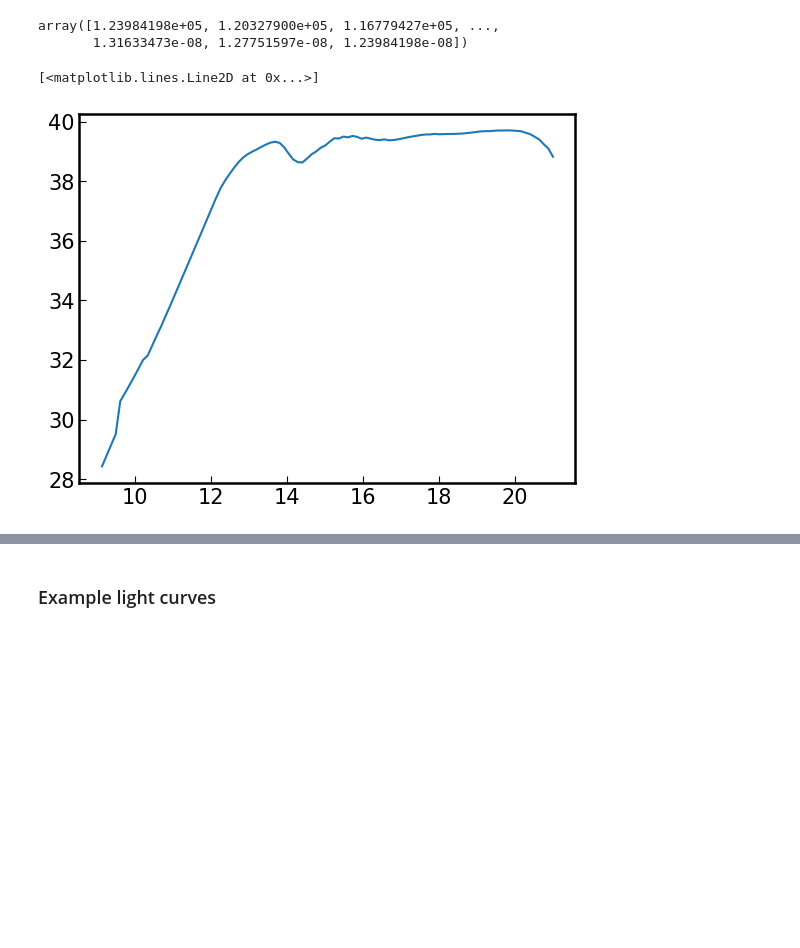
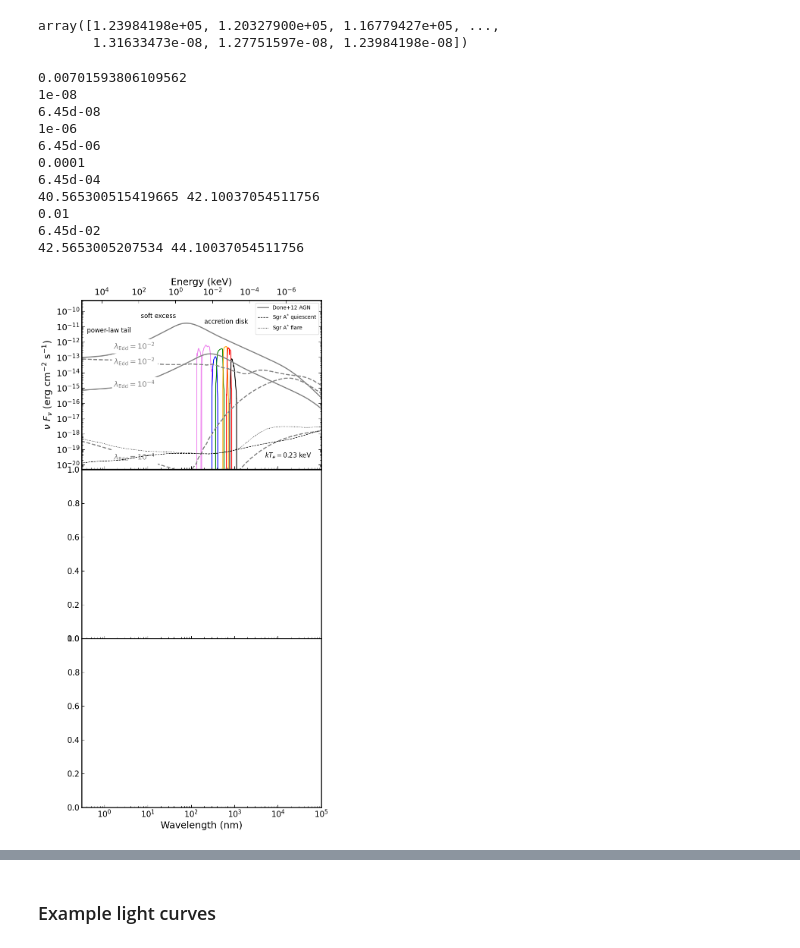
Before and after one commit to burke86/imbh_forecast, a Jupyter notebook: forecast.ipynb, the cells around one changed output, grey strips where cells are left out. Saved outputs shown, nothing was run; the diff lists cells and outputs as text; code cells hidden in the pictures; blank space fills up the shorter version.

```diff
--- a/forecast.ipynb
+++ b/forecast.ipynb
@@ -2174,6 +2171,9 @@ d_L = cosmo.luminosity_distance(z)
 
 fig, axs = plt.subplots(3, 1, figsize=(8,2.5*6), sharex=True)
 
+lnu = []
+lsed = []
+
 for j, kT in enumerate([0.23]):
 
     ax = axs[j]
@@ -2184,7 +2184,7 @@ for j, kT in enumerate([0.23]):
     # Parameters
     model_pars = {'bh_mass':1e6,'dist_c':d_c.to(u.Mpc).value,'lambda_edd':np.log10(0.1),'spin':0,'r_cor':100,
             'log_r_out':-1,'kT_e':kT,'tau':11,'gamma':2.2,'f_pl':0.05,'z':z,'norm':1}
-    lambdas = [1e-8, 1e-6, 1e-4, 1e-3, 1e-2]
+    lambdas = [1e-8, 1e-6, 1e-4, 1e-2]
 
     # Set energy range
     e0 = (1e8*u.nm).to(u.keV, equivalencies=u.spectral())
@@ -2214,6 +2214,10 @@ for j, kT in enumerate([0.23]):
             s = r'$\lambda_{\rm{Edd}} =$' + fr'$10^{{-{int(-np.log10(l_i))}}}$'
             lines.extend(ax.loglog(wav.value, nuf_nu, color='gray', lw=2, linestyle='dashed', label=s))
             ax_top.loglog(energies.value[:-1], nuf_nu, alpha=0, lw=2)
+
+            dat = np.loadtxt('/home/colinjb2/riaf-sed/fortran/spectrum.dat')
+            lnu.append(dat[:,0])
+            lsed.append(dat[:,1])
 
         if l_i >= 1e-4:
             # Use AGN SED
@@ -2259,7 +2263,7 @@ for j, kT in enumerate([0.23]):
 
     line_AGN, = ax.loglog([-10,-10], [0,0], color='gray', lw=2, label='Done+12 AGN')
 
-    ## Yuan 03 SED
+    ## Yuan 03 quiescent SED
     dat = np.loadtxt('yuan03.txt', delimiter=',')
     yuan_nu = (10**dat[:,0])*u.Hz
     yuan_wav = yuan_nu.to(u.nm, equivalencies=u.spectral())
@@ -2269,7 +2273,7 @@ for j, kT in enumerate([0.23]):
     line_Sgr, = ax.loglog(yuan_wav.value, yuan_nuf_nu.value, color='k', lw=1, linestyle='dashed',
                           zorder=100, label=r'Sgr A$^{*}$ quiescent')
 
-    ## Yuan 03 SED
+    ## Yuan 03 flare SED
     dat = np.loadtxt('yuanflare.txt', delimiter=',')
     yuan_nu = (10**dat[:,0])*u.Hz
     yuan_wav = yuan_nu.to(u.nm, equivalencies=u.spectral())
@@ -2277,7 +2281,7 @@ for j, kT in enumerate([0.23]):
     yuan_nuf_nu = (yuan_nuL_nu/(4*np.pi*d_c**2)).to(u.erg/u.cm**2/u.s)
 
     line_Sgr_flare, = ax.loglog(yuan_wav.value, yuan_nuf_nu.value, color='k', lw=1, linestyle='dotted',
-                          zorder=100, label=r'Sgr A$^{*}$ quiescent')
+                          zorder=100, label=r'Sgr A$^{*}$ flare')
 
     ## LINER SED
     dat = np.loadtxt('liner.txt', delimiter=',')
@@ -2323,36 +2327,43 @@ for j, kT in enumerate([0.23]):
     ax.yaxis.set_ticks_position('both')
     ax.tick_params(axis='x', which='major', pad=7)
 
     ax.legend(handles=[line_AGN, line_Sgr, line_Sgr_flare], fontsize=10, loc='upper right')
 
     ax.set_ylabel(r'$\nu\ F_\nu$ (erg cm$^{-2}$ s$^{-1}$)', fontsize=18)
 
     # Why doesn't this seem to work?
     if i == 0:
         locmaj = matplotlib.ticker.LogLocator(base=10,numticks=12)
         ax_top.xaxis.set_major_locator(locmaj)
         locmin = matplotlib.ticker.LogLocator(base=10.0,subs=(0.1,0.2,0.3,0.4,0.5,0.6,0.7,0.8,0.9),numticks=12)
         ax_top.xaxis.set_minor_locator(locmin)
         ax_top.xaxis.set_minor_formatter(matplotlib.ticker.NullFormatter())
 
     locmaj = matplotlib.ticker.LogLocator(base=10,numticks=12)
     ax.yaxis.set_major_locator(locmaj)
     locmin = matplotlib.ticker.LogLocator(base=10.0,subs=(0.1,0.2,0.3,0.4,0.5,0.6,0.7,0.8,0.9),numticks=12)
     ax.yaxis.set_minor_locator(locmin)
     ax.yaxis.set_minor_formatter(matplotlib.ticker.NullFormatter())
 
     if j == 0:
         ax_top.set_xlabel(r'Energy (keV)', fontsize=18)
 
 
 axs[-1].set_xlabel(r'Wavelength (nm)', fontsize=18)
 
 fig.tight_layout()
 fig.subplots_adjust(hspace=0.001)
 fig.savefig('sed2.pdf', dpi=300)
+# %% [output]
+0.00701593806109562
+1e-08
+6.45d-08
+1e-06
+6.45d-06
+0.0001
+6.45d-04
+40.565300515419665 42.10037054511756
+0.01
+6.45d-02
+42.5653005207534 44.10037054511756
+[figure, added]
-# %%
-dat = np.loadtxt('/home/colinjb2/riaf-sed/fortran/spectrum.dat')
-plt.plot(dat[:,0], dat[:,1])
-# %% [output]
-[<matplotlib.lines.Line2D at 0x...>]
-[figure, removed]
```
Also changed, not shown: parts of 5 cells of this notebook, 1 other file.
